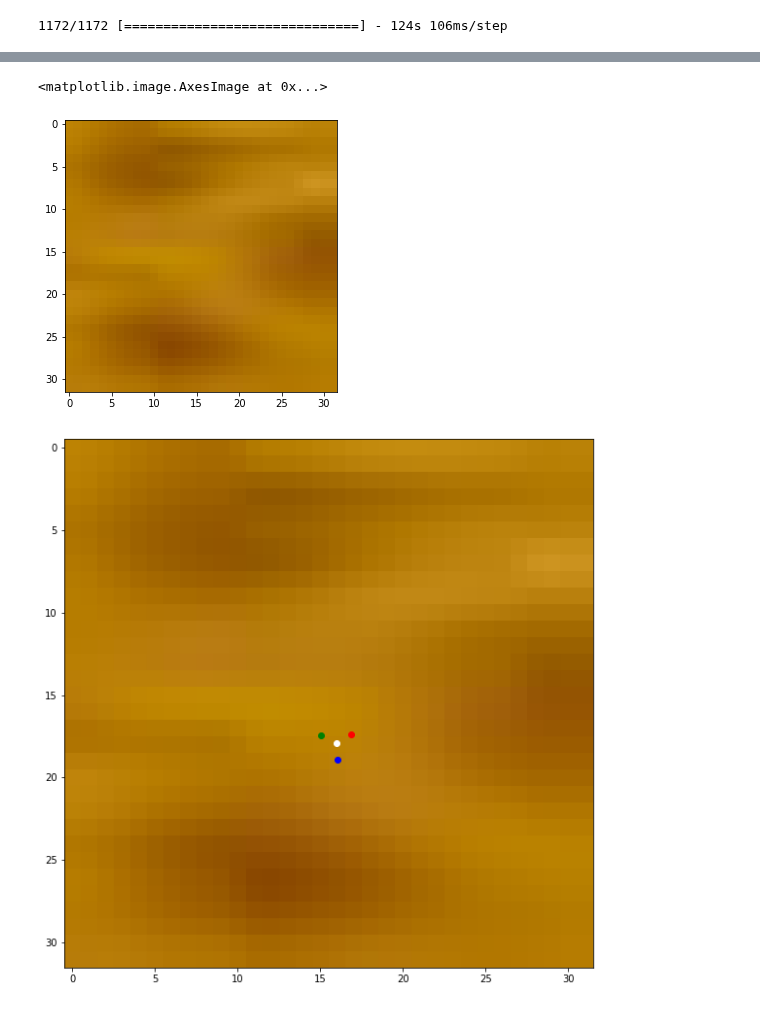
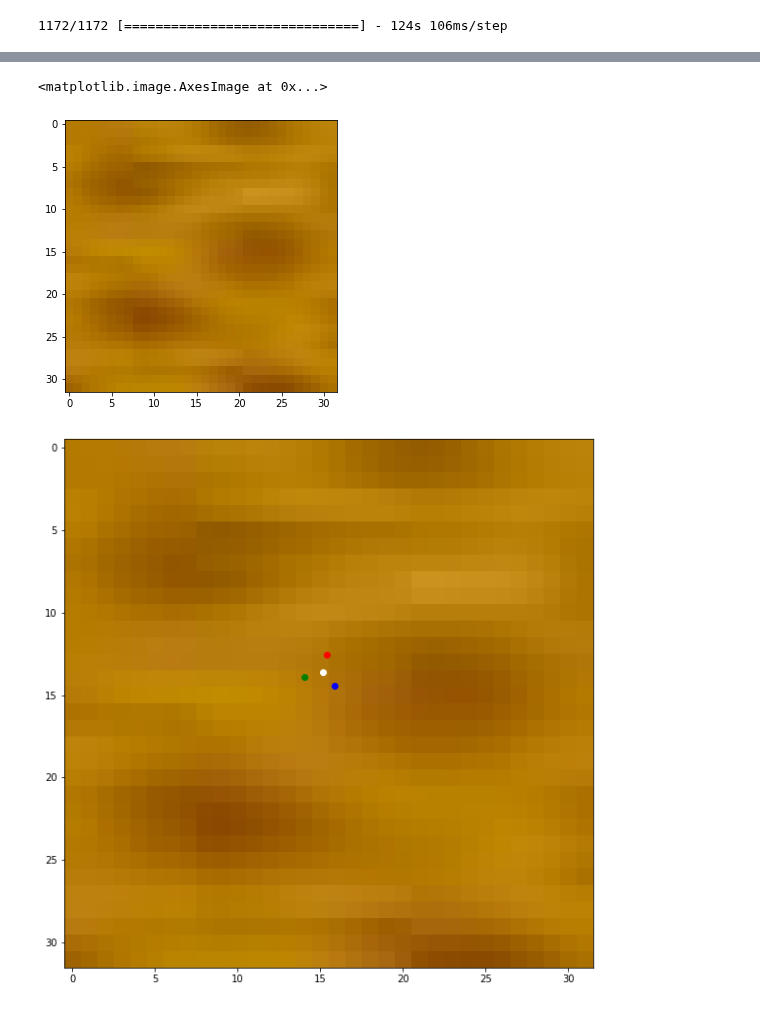
Before and after one commit to DanielMGlazer/HexogonalMLProject, a Jupyter notebook: Image predictions.ipynb, the cells around one changed output, grey strips where cells are left out. Saved outputs shown, nothing was run; the diff lists cells and outputs as text; code cells hidden in the pictures.

```diff
--- a/Image predictions.ipynb
+++ b/Image predictions.ipynb
@@ -130,9 +130,10 @@ prediction_dir=os.path.join("Training_Set_Predictions",model_name)
 dft = pd.read_csv(os.path.join(test_dataset_dir,"training_dataframe.csv"))
 dfp= pd.read_csv(os.path.join(prediction_dir,"predictions_dataframe.csv"))
 #get_filename params are the indicies for (bond length, offx, offy, atom size, q, r, b, anlge)
-im_filename=get_filename(3,0,4,1,0,2,0,3)
-print(im_filename)
-index=np.flatnonzero(dft['filename']==im_filename)[0]
+#im_filename=get_filename(3,0,4,1,0,2,0,3)
+#print(im_filename)
+#index=np.flatnonzero(dft['filename']==im_filename)[0]
+index=27742
 
 test_im=image.load_img(os.path.join(test_dataset_dir,dft['filename'][index]))
 test_im_arr=image.img_to_array(test_im)
@@ -234,24 +235,24 @@ plt.show
 # %%
 #Loads in real STM images and crops them. Rescales cropped image to 32x32
 def crop_STM(arr,xy,size):
     x,y = xy
     return arr[y:y+size,x:x+size]
-image_offset=[155,73]
-image_size=15
+image_offset=[155,71]
+image_size=20
 croping_box=(image_offset[0],image_offset[1],image_offset[0]+image_size,image_offset[1]+image_size)
 im=image.load_img("MoC2 _ 349.jpg")
 im_crop=im.crop(croping_box)
 im_resize=im_crop.resize((32,32))
 # im_arr=crop_STM(im_arr,image_offset,32)
 # im_arr=np.array(Image.fromarray(im_arr).resize((32,32)))
 im_arr=image.img_to_array(im_resize).astype('int')
 im_arr_batch=np.array([im_arr])
 plt.figure(figsize = (5, 5))
 ax = plt.subplot(1,1,1)
 ax.imshow(im_arr)
 # %% [output]
 <matplotlib.image.AxesImage at 0x...>
-[figure, old version]
+[figure, new version]
 # %%
 #Generator and predictor for real STM image.
 #Creates data generators to load images into the model
@@ -277,4 +278,4 @@ ax.imshow(im_arr)
 plot_labels()
 #plt.savefig(os.path.join(prediction_plots_dir,"real_image_test_bad_ex"+model_name))
 # %% [output]
-[figure, old version]
+[figure, new version]
```
Also changed, not shown: parts of 2 cells of this notebook, 43 other files.
